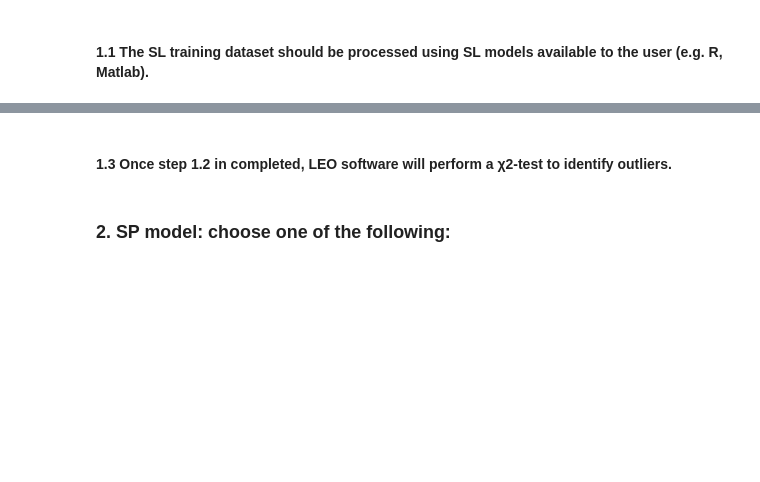
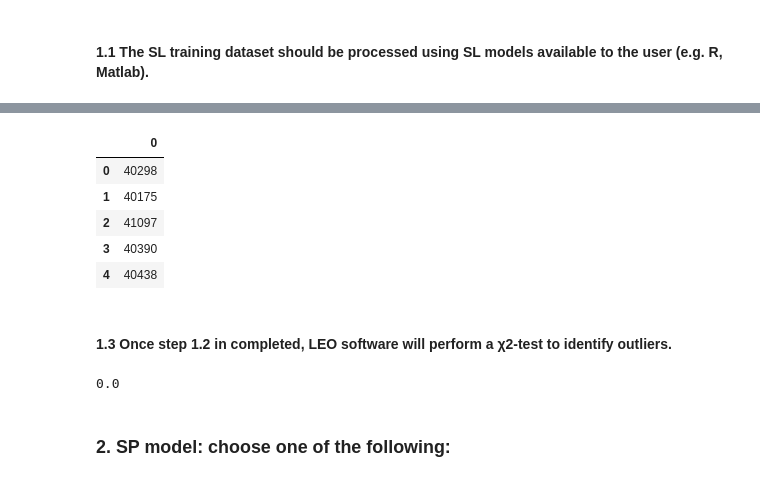
Before and after one commit to USC3DLAB/learning-based-optimization, a Jupyter notebook: LEO notebook.ipynb, the cells around one changed output, grey strips where cells are left out. Cells and saved outputs as stored; diff of their text form; code cells hidden in the pictures; blank space fills up the shorter version.

```diff
--- a/LEO notebook.ipynb
+++ b/LEO notebook.ipynb
@@ -21,2 +67,11 @@ The goal of this software is to allow users to create **statistical learning (SL
+# %%
+val_err_term.head()
+# %% [output]
+|  | 0 |
+| 0 | 40298 |
+| 1 | 40175 |
+| 2 | 41097 |
+| 3 | 40390 |
+| 4 | 40438 |
 # %% [markdown]
 #### 1.3 Once step 1.2 in completed, LEO software will perform a χ2-test to identify outliers.
@@ -23,3 +80,7 @@ The goal of this software is to allow users to create **statistical learning (SL
+# %%
+chi4err.pvalue[0]
+# %% [output]
+0.0
 # %% [markdown]
 ### 2. SP model: choose one of the following:
 # %% [markdown]
```
Also changed, not shown: parts of 21 cells of this notebook, 15 other files.
